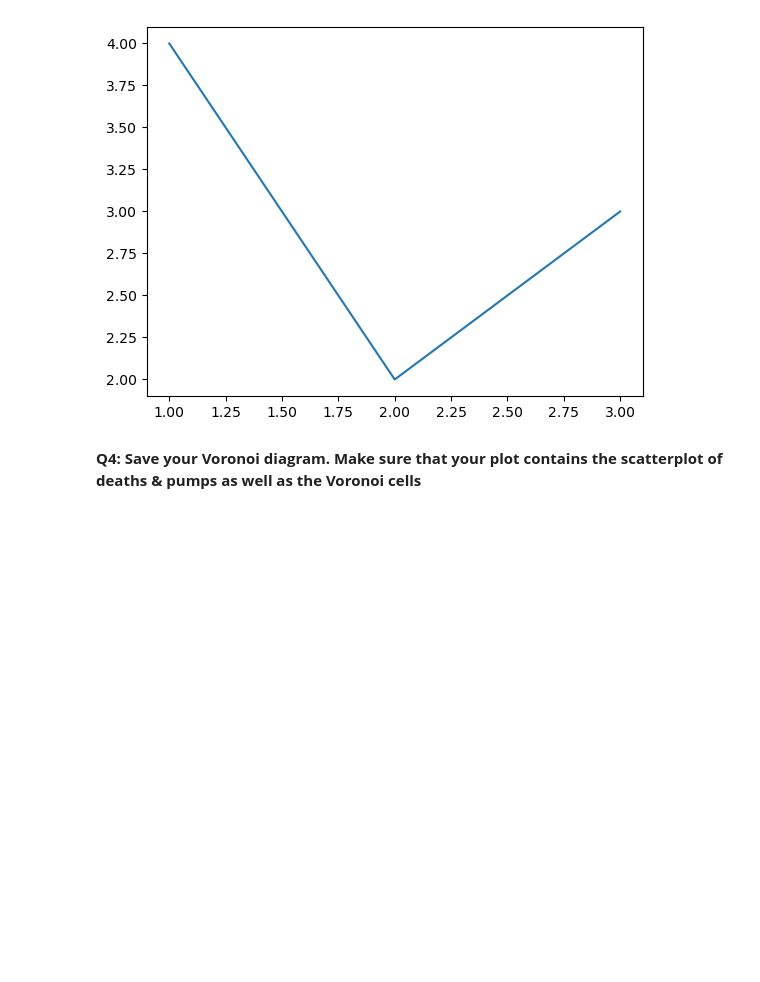
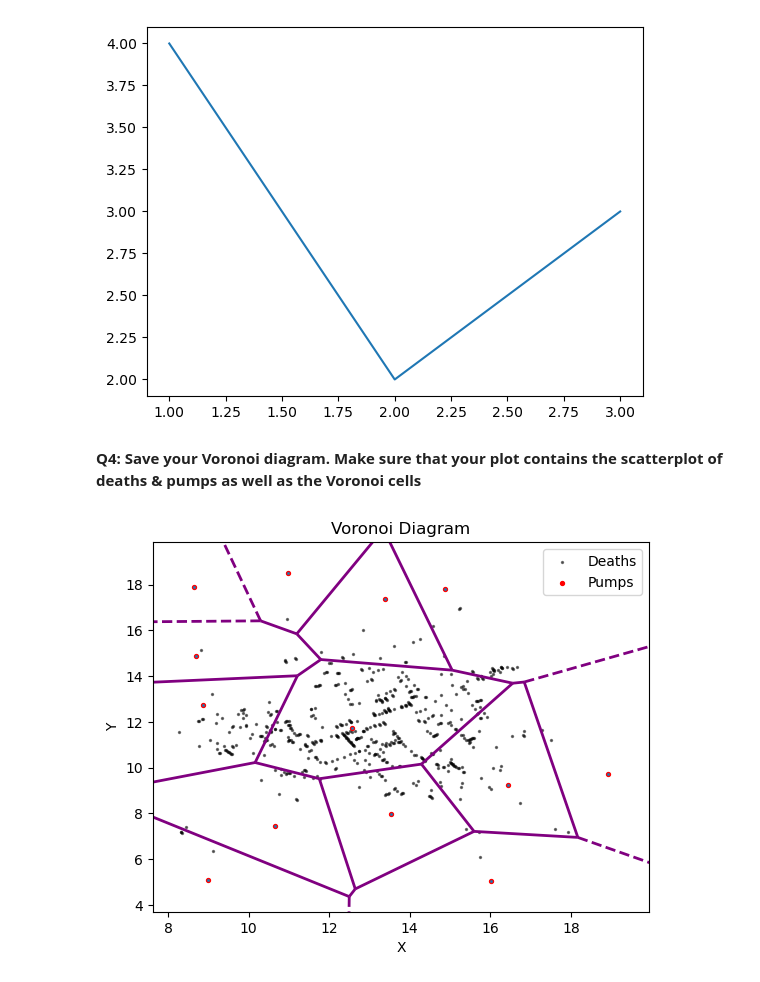
Before and after one commit to katrine8801/Gruppe-2, a Jupyter notebook: Individual work/dsb_s224454.ipynb, the cells around one changed output. Saved outputs shown, nothing was run; the diff lists cells and outputs as text; code cells hidden in the pictures; blank space fills up the shorter version.

```diff
--- a/Individual work/dsb_s224454.ipynb
+++ b/Individual work/dsb_s224454.ipynb
@@ -328,0 +355,32 @@ plt.savefig('foo.png')
+# %%
+# TODO: your code here
+
+# Convert data to numpy arrays, which are compatible with the Voronoi-function
+deaths = death_df[['X', 'Y']].to_numpy()
+pumps = pump_df[['X', 'Y']].to_numpy()
+
+# Creating the Voronoi-Diagram
+vor = Voronoi(points)
+
+# Plotting the Voronoi-Diagram
+fig, ax = plt.subplots()
+voronoi_plot_2d(vor, ax=ax, show_vertices=False, line_colors='purple', line_width=2, point_size=2)
+
+# Plotting deaths
+ax.scatter(death_df['X'], death_df['Y'], s=2, c='black', alpha=0.5, label='Deaths')
+
+# Plotting pumps
+ax.scatter(pump_df['X'], pump_df['Y'], s=8, c='red', label='Pumps')
+
+# Adding title and names on the axis
+ax.set_title('Voronoi Diagram')
+ax.set_xlabel('X')
+ax.set_ylabel('Y')
+
+# Show a legend
+ax.legend()
+
+# Saving the plot as a PNG-format
+plt.savefig('voronoi_diagram.png', format='png', dpi=300)
+# %% [output]
+[figure, added]
```
Also changed, not shown: parts of 3 cells of this notebook, 2 other files.
